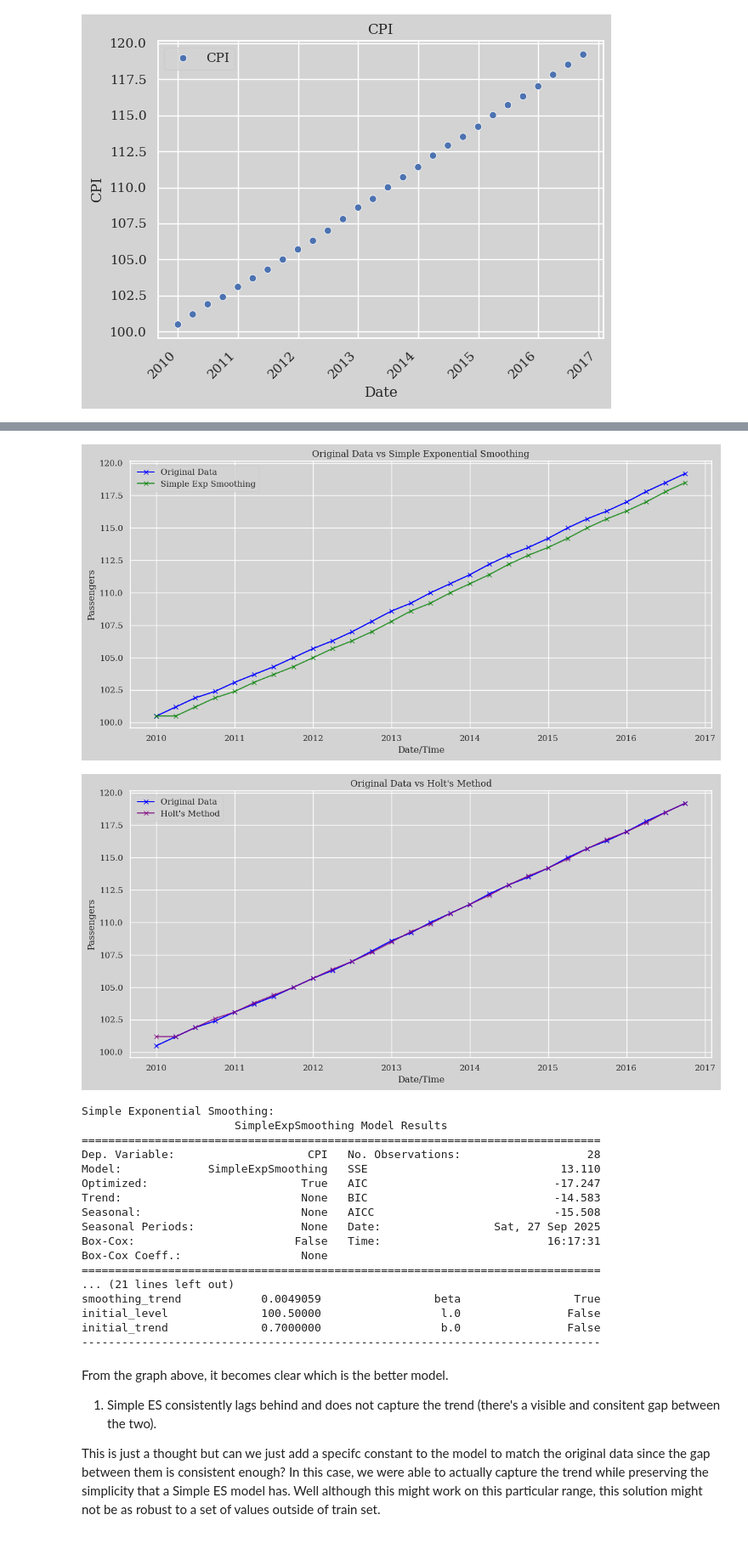
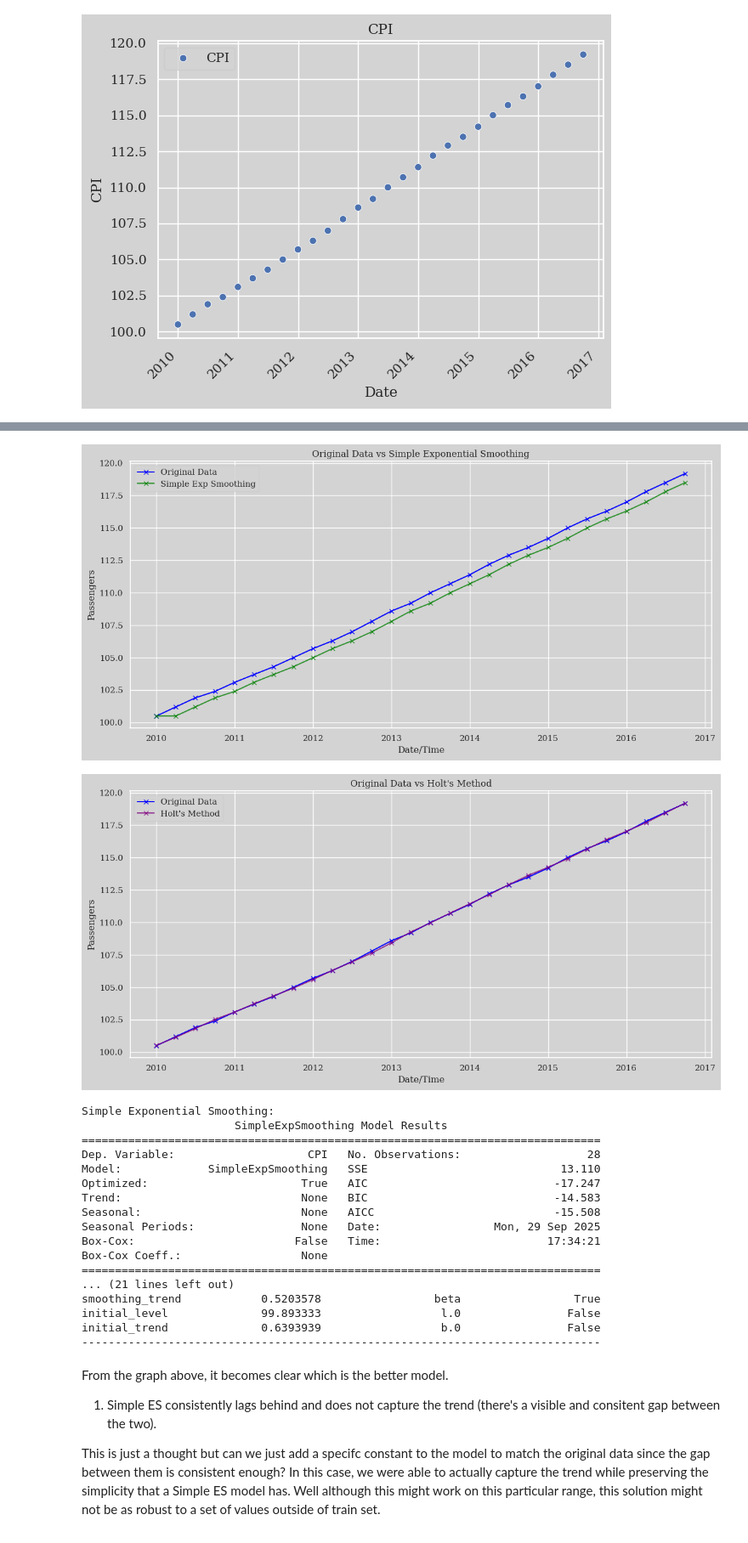
Before and after one commit to RomandRapido/APM1215-TimeSeries, a Jupyter notebook: FA2_Lansangan/FA2_Lansangan.ipynb, the cells around one changed output, grey strips where cells are left out. Shown at 85% size. Drawn from its saved outputs; the diff is of its cells as text; code cells hidden in the pictures.

```diff
--- a/FA2_Lansangan/FA2_Lansangan.ipynb
+++ b/FA2_Lansangan/FA2_Lansangan.ipynb
@@ -555,13 +569,13 @@ print("Max Date", df2.index.max())
 Min Date 2010-01-01 00:00:00
 Max Date 2019-10-01 00:00:00
 # %%
-def split_sets(df, test_size=4, val_size=8):
+def split_sets(df, test_size=4, val_size=8, freq="MS"):
     test_set = df[-test_size:]
     val_set = df[-(test_size + val_size):-test_size]
     train_set = df[:-(test_size + val_size)]
-    return train_set.asfreq('MS'), val_set.asfreq('MS'), test_set.asfreq('MS')
+    return train_set.asfreq(freq), val_set.asfreq(freq), test_set.asfreq(freq)
 
-train, val, test = split_sets(df2)
+train, val, test = split_sets(df2, freq="QS")
 # %%
 sns.scatterplot(data=train)
 plt.title("CPI")
@@ -603,40 +597,38 @@ Holt Model Results
 # %%
 from statsmodels.tsa.holtwinters import SimpleExpSmoothing, Holt
-
-train_nona = train.squeeze().dropna()
-model_holts = Holt(train_nona).fit(optimized=True)
-model_simple = SimpleExpSmoothing(train_nona).fit(optimized=True)
+model_holts = Holt(train, initialization_method='heuristic').fit(optimized=True)
+model_simple = SimpleExpSmoothing(train).fit(optimized=True)
 
 plt.figure(figsize=(12, 6))
-plt.plot(train_nona.index, train_nona, 'x-', label='Original Data', color='blue')
-plt.plot(train_nona.index, model_simple.fittedvalues, 'x-', label='Simple Exp Smoothing', color='green', alpha=0.8)
+plt.plot(train.index, train, 'x-', label='Original Data', color='blue')
+plt.plot(train.index, model_simple.fittedvalues, 'x-', label='Simple Exp Smoothing', color='green', alpha=0.8)
 plt.title('Original Data vs Simple Exponential Smoothing')
 plt.xlabel('Date/Time')
 plt.ylabel('Passengers')
 plt.legend()
 plt.grid(True)
 plt.tight_layout()
 plt.show()
 
 plt.figure(figsize=(12, 6))
-plt.plot(train_nona.index, train_nona, 'x-', label='Original Data', color='blue')
-plt.plot(train_nona.index, model_holts.fittedvalues, 'x-', label='Holt\'s Method', color='purple', alpha=0.8)
+plt.plot(train.index, train, 'x-', label='Original Data', color='blue')
+plt.plot(train.index, model_holts.fittedvalues, 'x-', label='Holt\'s Method', color='purple', alpha=0.8)
 plt.title('Original Data vs Holt\'s Method')
 plt.xlabel('Date/Time')
 plt.ylabel('Passengers')
 plt.legend()
 plt.grid(True)
 plt.tight_layout()
 plt.show()
 
 # Print model summaries
 print("Simple Exponential Smoothing:")
 print(model_simple.summary())
 print("\nHolt's Method:")
 print(model_holts.summary())
 # %% [output]
 [figure]
-[figure, old version]
+[figure, new version]
 Simple Exponential Smoothing:
                        SimpleExpSmoothing Model Results
 ==============================================================================
@@ -645,14 +637,14 @@ Model:             SimpleExpSmoothing   SSE                             13.110
 Optimized:                       True   AIC                            -17.247
 Trend:                           None   BIC                            -14.583
 Seasonal:                        None   AICC                           -15.508
-Seasonal Periods:                None   Date:                 Sat, 27 Sep 2025
-Box-Cox:                        False   Time:                         16:17:31
+Seasonal Periods:                None   Date:                 Mon, 29 Sep 2025
+Box-Cox:                        False   Time:                         17:34:21
 Box-Cox Coeff.:                  None
 ==============================================================================
 ... (21 lines left out)
-smoothing_trend            0.0049059                 beta                 True
-initial_level              100.50000                  l.0                False
-initial_trend              0.7000000                  b.0                False
+smoothing_trend            0.5203578                 beta                 True
+initial_level              99.893333                  l.0                False
+initial_trend              0.6393939                  b.0                False
 ------------------------------------------------------------------------------
 # %% [markdown]
 From the graph above, it becomes clear which is the better model.
```
Also changed, not shown: parts of 34 cells of this notebook.
